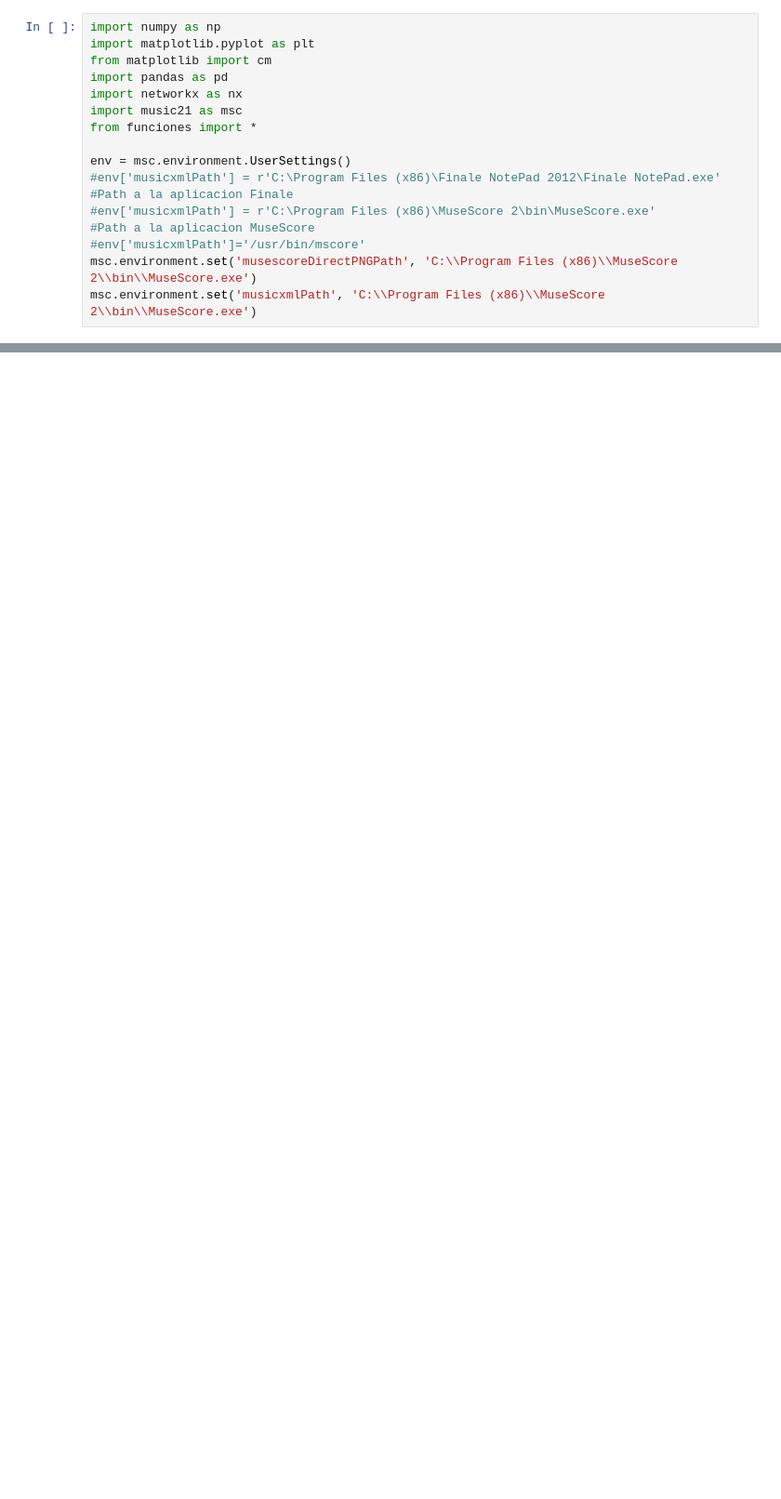
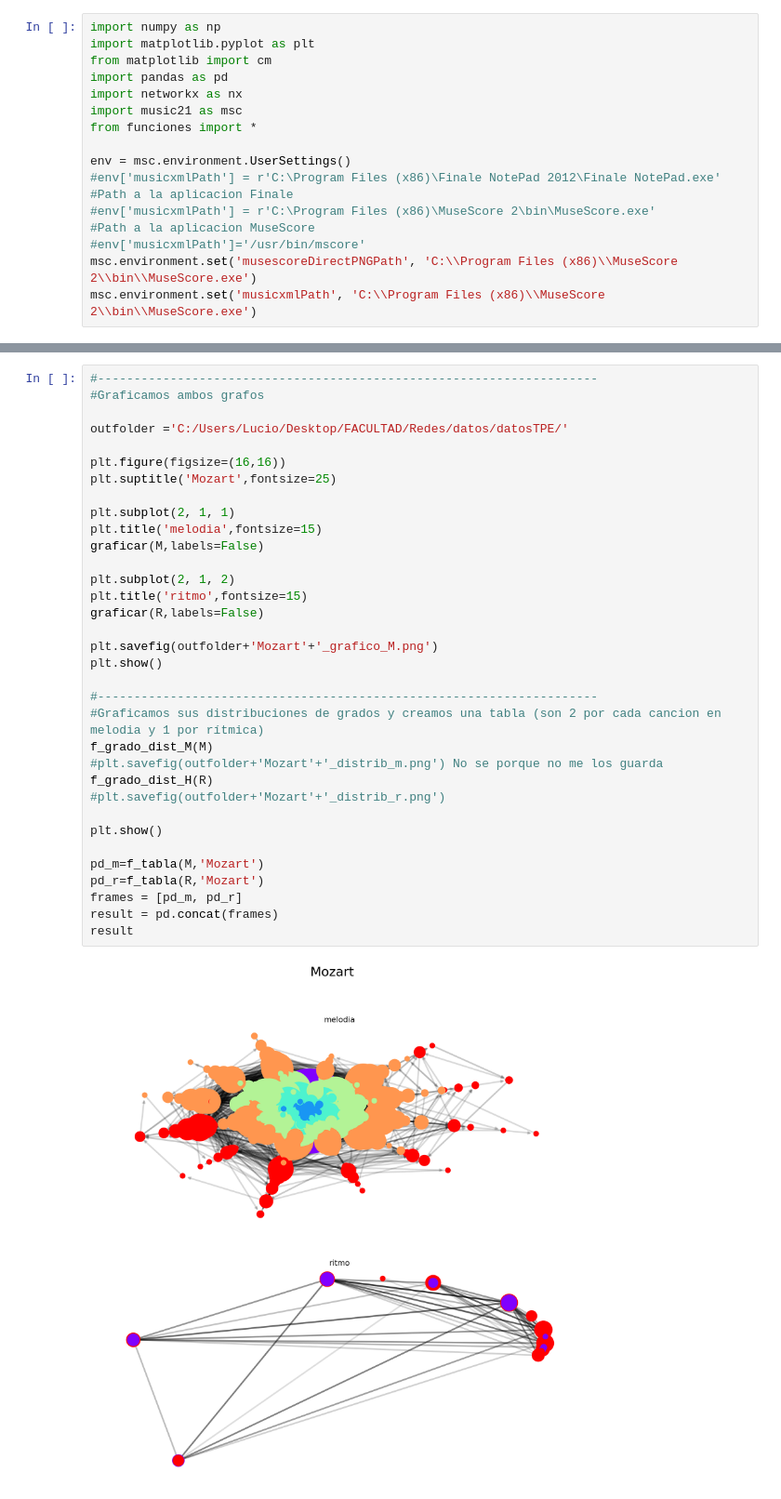
Before and after one commit to Redes2018/TP_esp, a Jupyter notebook: Main.ipynb, the cells around one changed output, grey strips where cells are left out. Shown at 93% size. Cells and saved outputs as stored; diff of their text form; blank space fills up the shorter version.

```diff
--- a/Main.ipynb
+++ b/Main.ipynb
@@ -48,0 +80,36 @@ msc.environment.set('musicxmlPath', 'C:\\Program Files (x86)\\MuseScore 2\\bin\\
+# %%
+#---------------------------------------------------------------------
+#Graficamos ambos grafos
+
+outfolder ='C:/Users/Lucio/Desktop/FACULTAD/Redes/datos/datosTPE/'
+
+plt.figure(figsize=(16,16))
+plt.suptitle('Mozart',fontsize=25)
+
+plt.subplot(2, 1, 1)
+plt.title('melodia',fontsize=15)
+graficar(M,labels=False)
+
+plt.subplot(2, 1, 2)
+plt.title('ritmo',fontsize=15)
+graficar(R,labels=False)
+
+plt.savefig(outfolder+'Mozart'+'_grafico_M.png')
+plt.show()
+
+#---------------------------------------------------------------------
+#Graficamos sus distribuciones de grados y creamos una tabla (son 2 por cada cancion en melodia y 1 por rítmica)
+f_grado_dist_M(M)
+#plt.savefig(outfolder+'Mozart'+'_distrib_m.png') No se porque no me los guarda
+f_grado_dist_H(R)
+#plt.savefig(outfolder+'Mozart'+'_distrib_r.png')
+
+plt.show()
+
+pd_m=f_tabla(M,'Mozart')
+pd_r=f_tabla(R,'Mozart')
+frames = [pd_m, pd_r]
+result = pd.concat(frames)
+result
+# %% [output]
+[figure, added]
```
Also changed, not shown: parts of 11 cells of this notebook, 1 other file.
